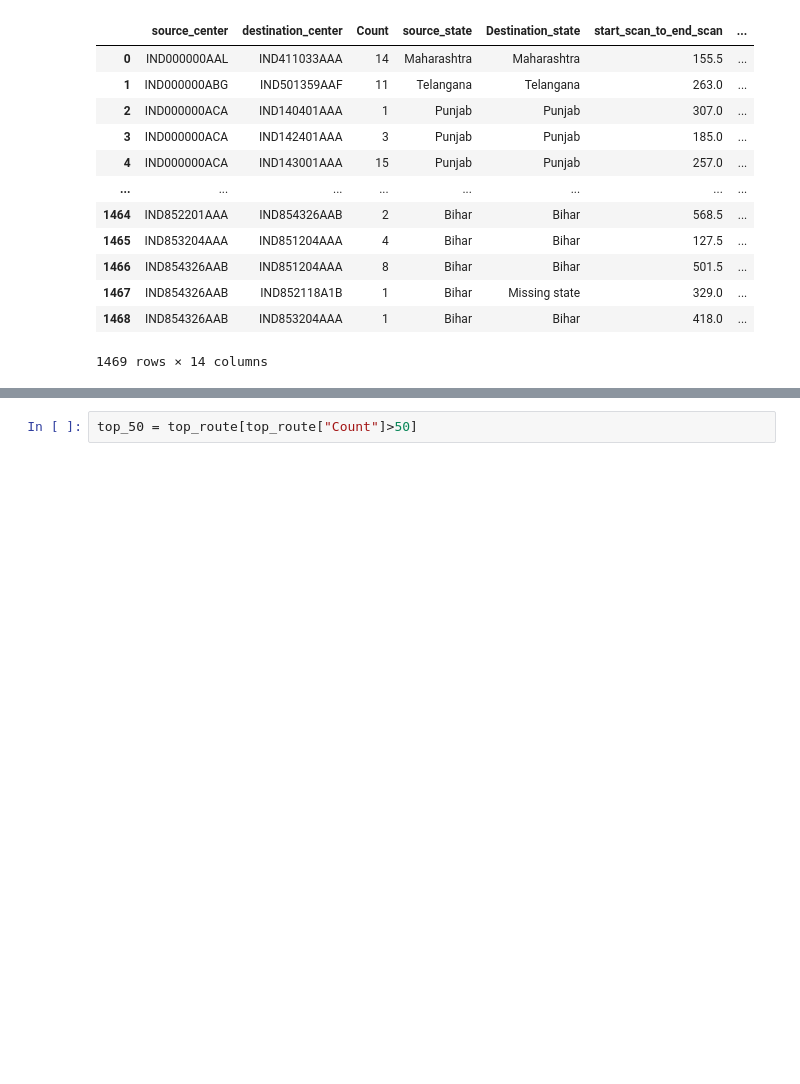
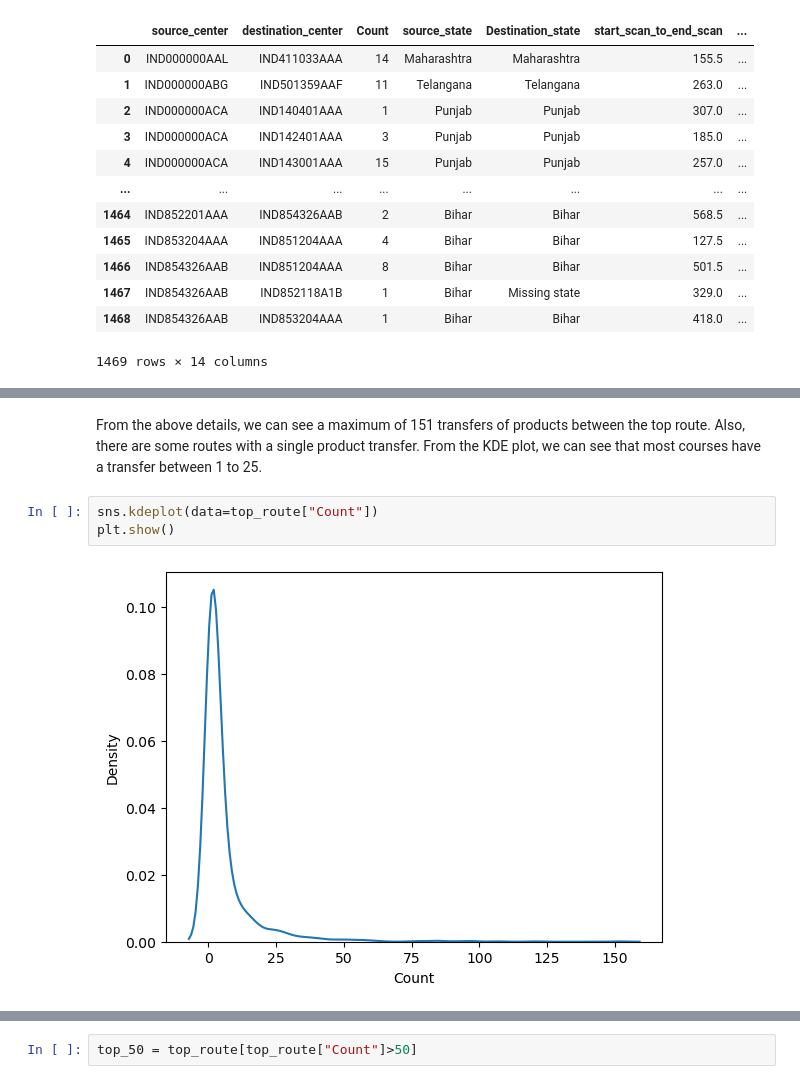
Before and after one commit to Navaneeth-7/scaler_logistics_service, a Jupyter notebook: file_1.ipynb, the cells around one changed output, grey strips where cells are left out. Drawn from its saved outputs; the diff is of its cells as text; blank space fills up the shorter version.

```diff
--- a/file_1.ipynb
+++ b/file_1.ipynb
@@ -795,3 +820,10 @@ top_route.describe()
 | 50% | 2.00000 | 215.500000 | 216.044973 | 56.192654 | 127.000000 | 62.000000 | ... |
 | 75% | 5.00000 | 347.000000 | 348.207760 | 99.394516 | 219.000000 | 107.500000 | ... |
 | max | 151.00000 | 939.000000 | 941.000780 | 268.989430 | 603.000000 | 275.500000 | ... |
+# %% [markdown]
+From the above details, we can see a maximum of 151 transfers of products between the top route. Also, there are some routes with a single product transfer. From the KDE plot, we can see that most courses have a transfer between 1 to 25.
+# %%
+sns.kdeplot(data=top_route["Count"])
+plt.show()
+# %% [output]
+[figure, added]
```
Also changed, not shown: parts of 35 cells of this notebook.
